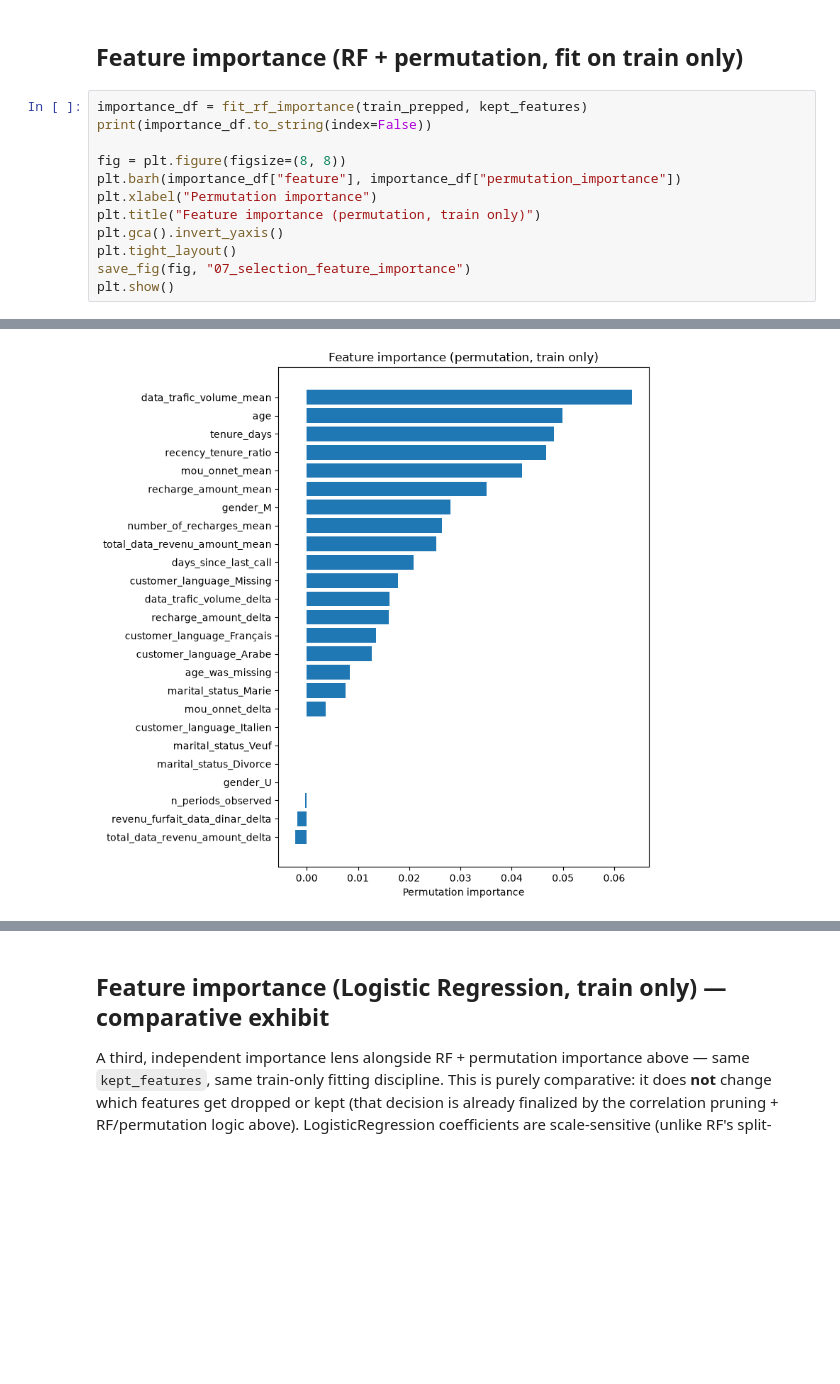
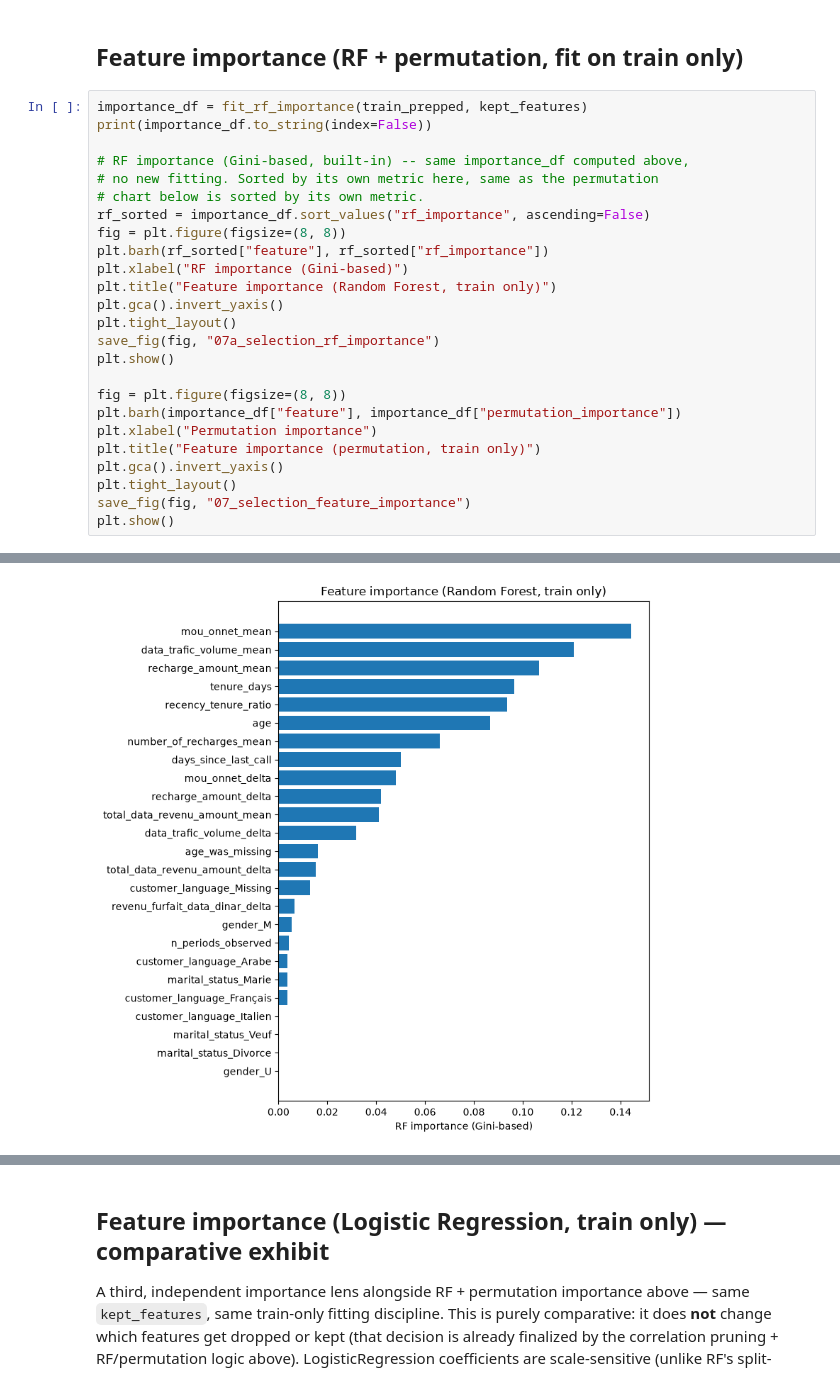
Before and after one commit to taghoutii/churn-prediction, a Jupyter notebook: notebooks/03_feature_selection.ipynb, the cells around one changed output, grey strips where cells are left out. Saved outputs shown, nothing was run; the diff lists cells and outputs as text; blank space fills up the shorter version.

```diff
--- a/notebooks/03_feature_selection.ipynb
+++ b/notebooks/03_feature_selection.ipynb
@@ -55,31 +55,44 @@ Correlation pruning: dropped 3, kept 19 features
 # %%
 importance_df = fit_rf_importance(train_prepped, kept_features)
 print(importance_df.to_string(index=False))
+
+# RF importance (Gini-based, built-in) -- same importance_df computed above,
+# no new fitting. Sorted by its own metric here, same as the permutation
+# chart below is sorted by its own metric.
+rf_sorted = importance_df.sort_values("rf_importance", ascending=False)
+fig = plt.figure(figsize=(8, 8))
+plt.barh(rf_sorted["feature"], rf_sorted["rf_importance"])
+plt.xlabel("RF importance (Gini-based)")
+plt.title("Feature importance (Random Forest, train only)")
+plt.gca().invert_yaxis()
+plt.tight_layout()
+save_fig(fig, "07a_selection_rf_importance")
+plt.show()
 
 fig = plt.figure(figsize=(8, 8))
 plt.barh(importance_df["feature"], importance_df["permutation_importance"])
 plt.xlabel("Permutation importance")
 plt.title("Feature importance (permutation, train only)")
 plt.gca().invert_yaxis()
 plt.tight_layout()
 save_fig(fig, "07_selection_feature_importance")
 plt.show()
 # %% [output]
                         feature  rf_importance  permutation_importance
         data_trafic_volume_mean       0.120909                0.063494
                             age       0.086695                0.049870
                     tenure_days       0.096574                0.048288
            recency_tenure_ratio       0.093760                0.046695
                  mou_onnet_mean       0.144442                0.042081
            recharge_amount_mean       0.106706                0.035169
                        gender_M       0.005402                0.028029
        number_of_recharges_mean       0.066148                0.026414
   total_data_revenu_amount_mean       0.041217                0.025250
            days_since_last_call       0.050097                0.020818
       customer_language_Missing       0.013075                0.017876
 ... (10 lines left out)
                        gender_U       0.000005                0.000000
              n_periods_observed       0.004114               -0.000341
 revenu_furfait_data_dinar_delta       0.006520               -0.001877
  total_data_revenu_amount_delta       0.015202               -0.002220
-[figure, old version]
+[figure, new version]
```
Also changed, not shown: parts of 2 cells of this notebook, 8 other files.
